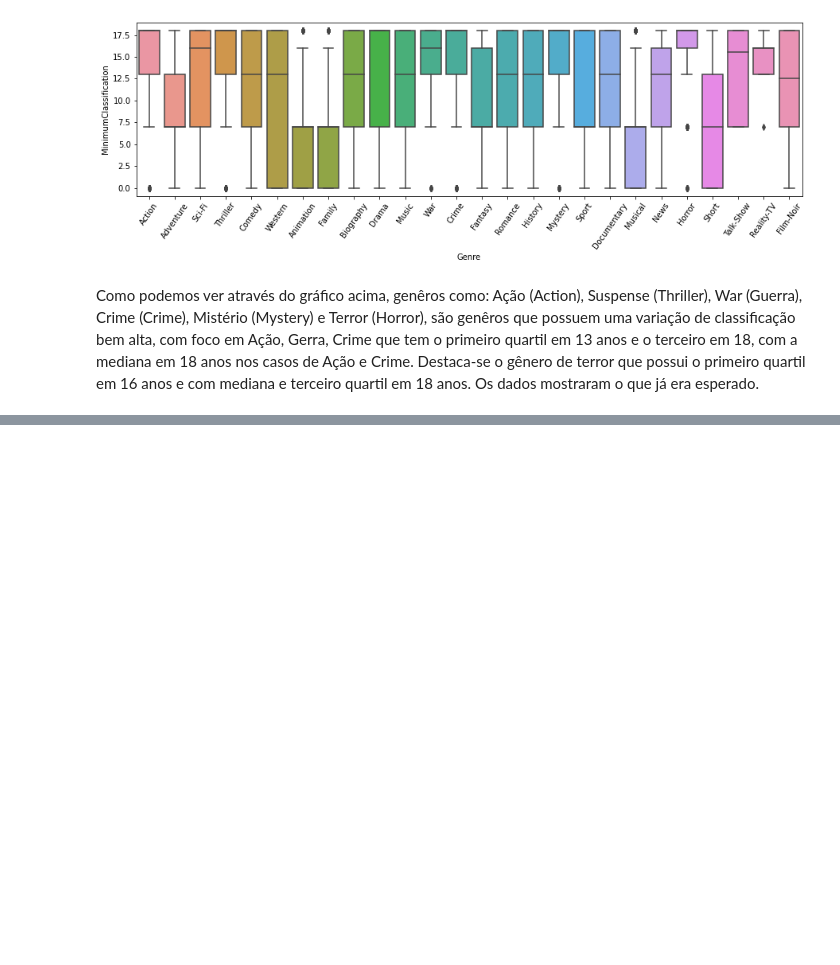
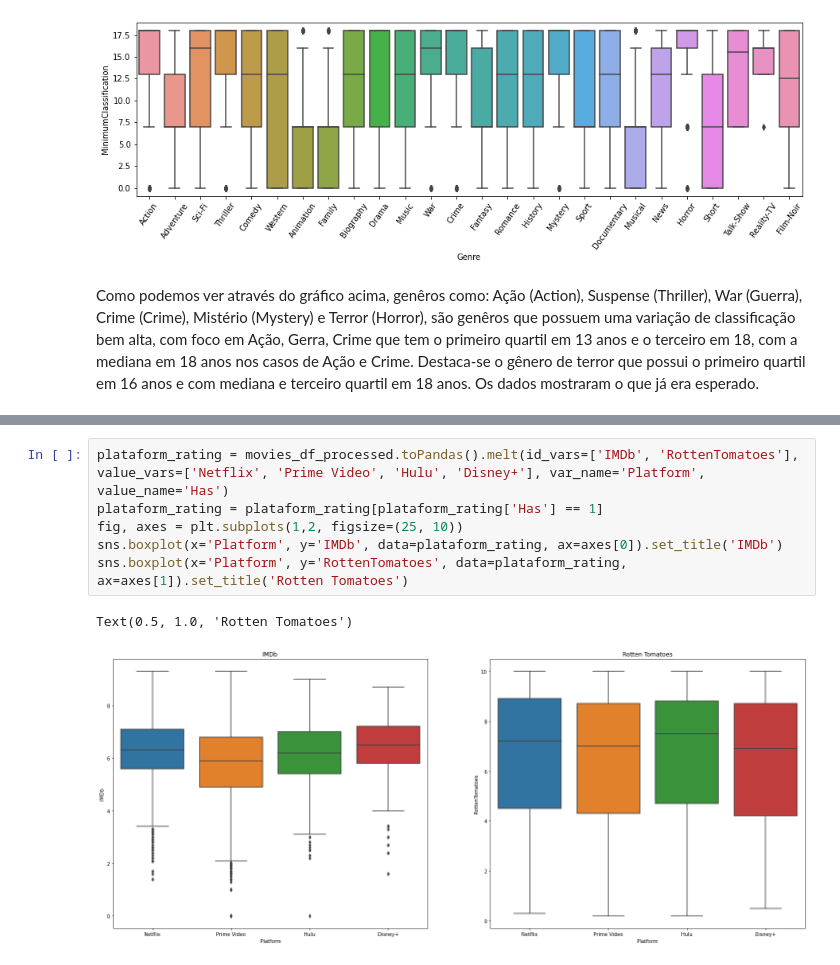
Before and after one commit to JonatasDeOliveira/movie-it, a Jupyter notebook: MoveIt.ipynb, the cells around one changed output, grey strips where cells are left out. Cells and saved outputs as stored; diff of their text form; blank space fills up the shorter version.

```diff
--- a/MovieIt.ipynb
+++ b/MoveIt.ipynb
@@ -660,0 +679,9 @@ Como podemos ver através do gráfico acima, genêros como: Ação (Action), Sus
+# %%
+plataform_rating = movies_df_processed.toPandas().melt(id_vars=['IMDb', 'RottenTomatoes'], value_vars=['Netflix', 'Prime Video', 'Hulu', 'Disney+'], var_name='Platform', value_name='Has')
+plataform_rating = plataform_rating[plataform_rating['Has'] == 1]
+fig, axes = plt.subplots(1,2, figsize=(25, 10))
+sns.boxplot(x='Platform', y='IMDb', data=plataform_rating, ax=axes[0]).set_title('IMDb')
+sns.boxplot(x='Platform', y='RottenTomatoes', data=plataform_rating, ax=axes[1]).set_title('Rotten Tomatoes')
+# %% [output]
+Text(0.5, 1.0, 'Rotten Tomatoes')
+[figure, added]
```
Also changed, not shown: parts of 6 cells of this notebook.
